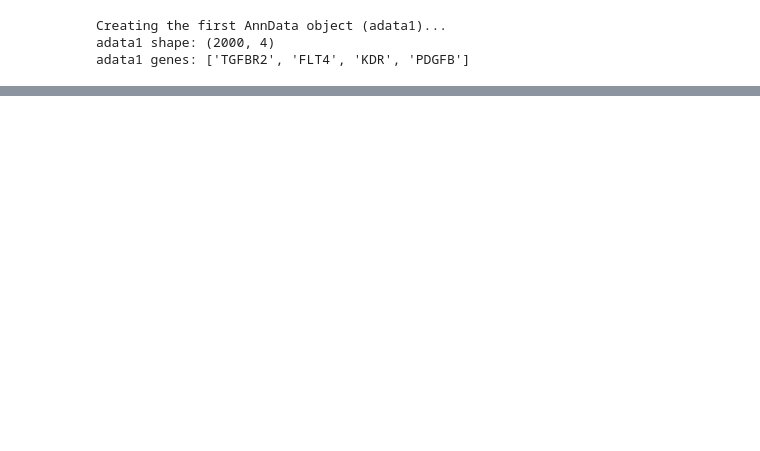
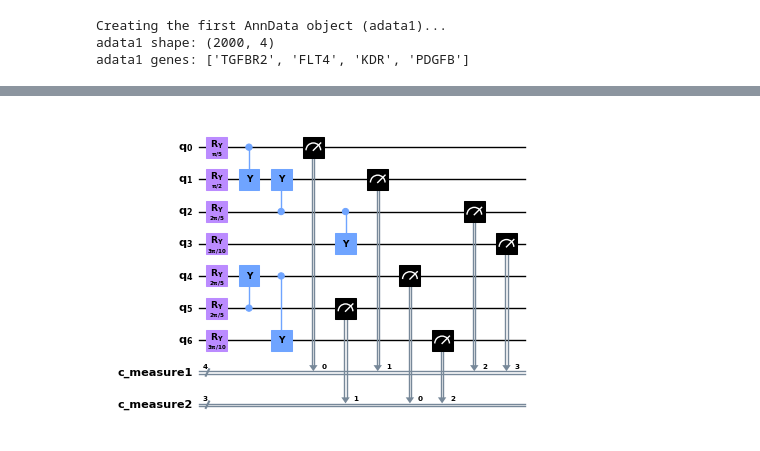
Before and after one commit to cailab-tamu/QuantumXCT, a Jupyter notebook: python/qSim_cell_chat.ipynb, the cells around one changed output, grey strips where cells are left out. Saved outputs shown, nothing was run; the diff lists cells and outputs as text; code cells hidden in the pictures; blank space fills up the shorter version.

```diff
--- a/python/qSim_cell_chat.ipynb
+++ b/python/qSim_cell_chat.ipynb
@@ -472,0 +452,20 @@ plt.show()
+# %%
+# Saving mono cultured simulation
+# Create the circuit using the function
+ang_4g = [np.pi*0.2, np.pi*0.5, np.pi*0.4, np.pi*0.3]
+#ang_4g = [np.pi*0, np.pi*0, np.pi*1, np.pi*1]
+circuit_4g = create_rotation_circuit(ang_4g)
+
+# Create the circuit using the function
+ang_3g = [np.pi*0.4, np.pi*0.4, np.pi*0.3]
+#ang_3g = [np.pi*1, np.pi*1, np.pi*0]
+circuit_3g = create_rotation_circuit(ang_3g)
+# %%
+circuit_xct = concatenate_circuits_with_separate_measurements(circuit_4g, circuit_3g)
+interaction_map = list([(0,1), (2,1), (2,3), (5,4), (4, 6)])
+#interaction_map = list([(1, 0)])
+
+circuit_xct_cnot = add_cnots_and_measurements_to_circuit(circuit_xct, circuit_4g.num_qubits, interaction_map )
+circuit_xct_cnot.draw(output="mpl", style="clifford", fold=40,  scale = 0.5)
+# %% [output]
+[figure, added]
```
Also changed, not shown: parts of 30 cells of this notebook, 3 other files.
